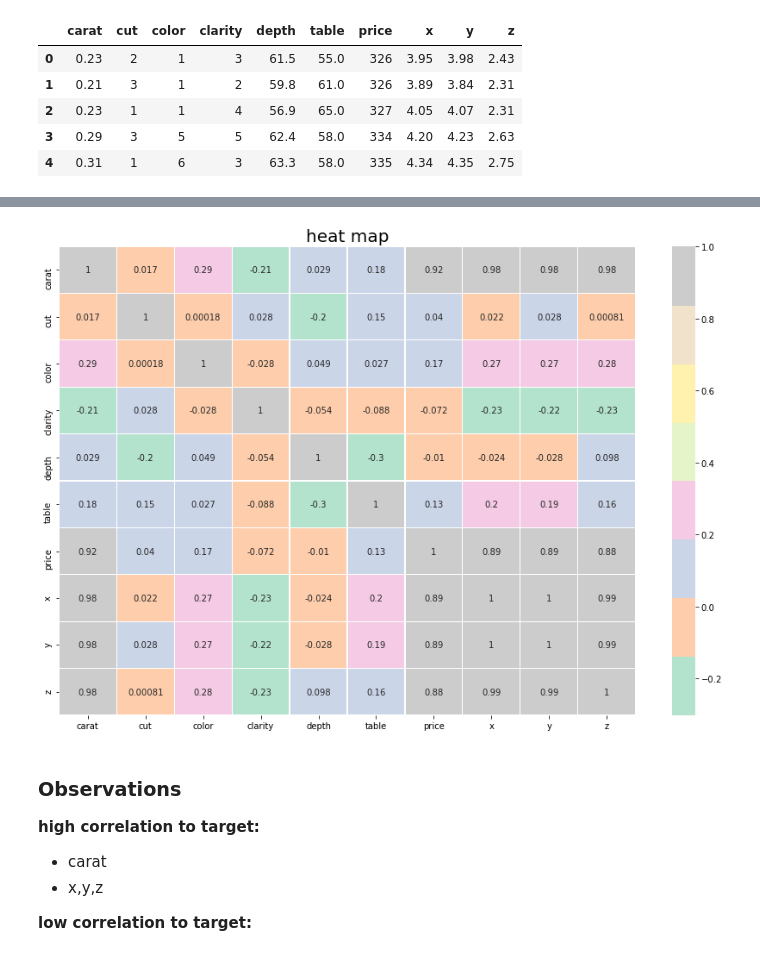
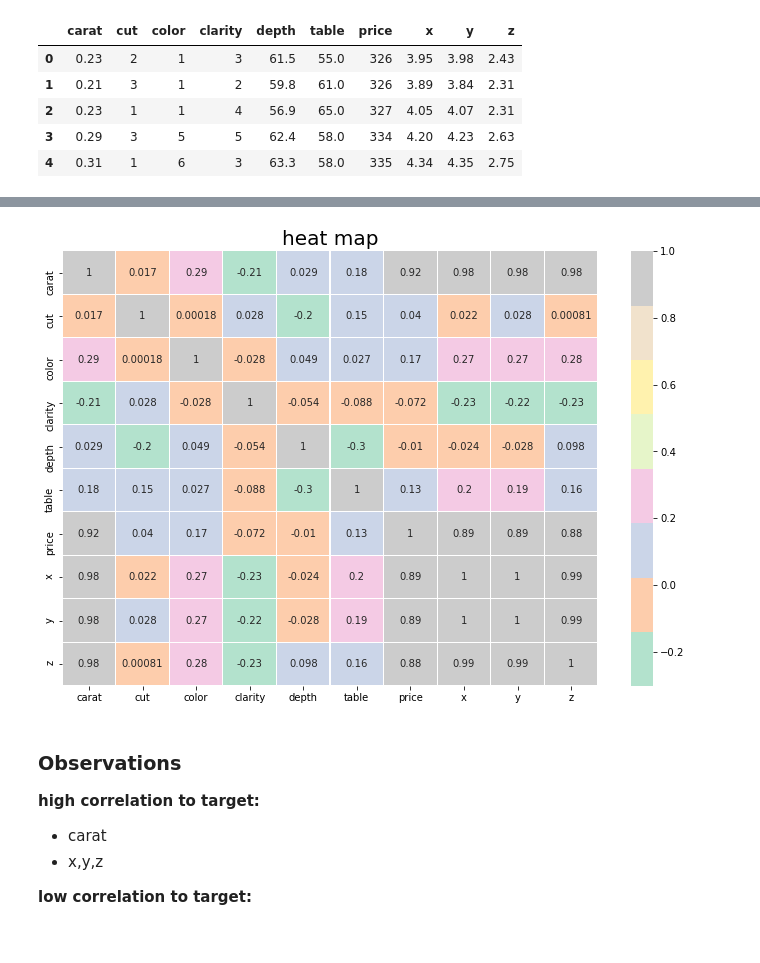
Before and after one commit to renanarimon/ml_models, a Jupyter notebook: final_project_part_3_regression.ipynb, the cells around one changed output, grey strips where cells are left out. Cells and saved outputs as stored; diff of their text form; code cells hidden in the pictures.

```diff
--- a/final_project_part_3_regression.ipynb
+++ b/final_project_part_3_regression.ipynb
@@ -259,12 +260,12 @@ label_data.describe()
 | 75% | 1.040000 | 3.000000 | 4.000000 | 5.000000 | 62.500000 | 59.000000 | 5322.000000 | 6.540000 | 6.540000 | 4.040000 |
 | max | 5.010000 | 4.000000 | 6.000000 | 7.000000 | 73.600000 | 79.000000 | 18823.000000 | 10.740000 | 10.540000 | 6.980000 |
 # %%
-plt.figure(figsize=(15,10))
+plt.figure(figsize=(12,8))
 plt.title('heat map',fontsize=20)
 sns.heatmap(label_data.corr(), cmap="Pastel2",linewidths=0.1,annot=True)
 plt.show()
 # %% [output]
-[figure, old version]
+[figure, new version]
 # %% [markdown]
 ### Observations
 **high correlation to target:**
```
Also changed, not shown: parts of 17 cells of this notebook.
